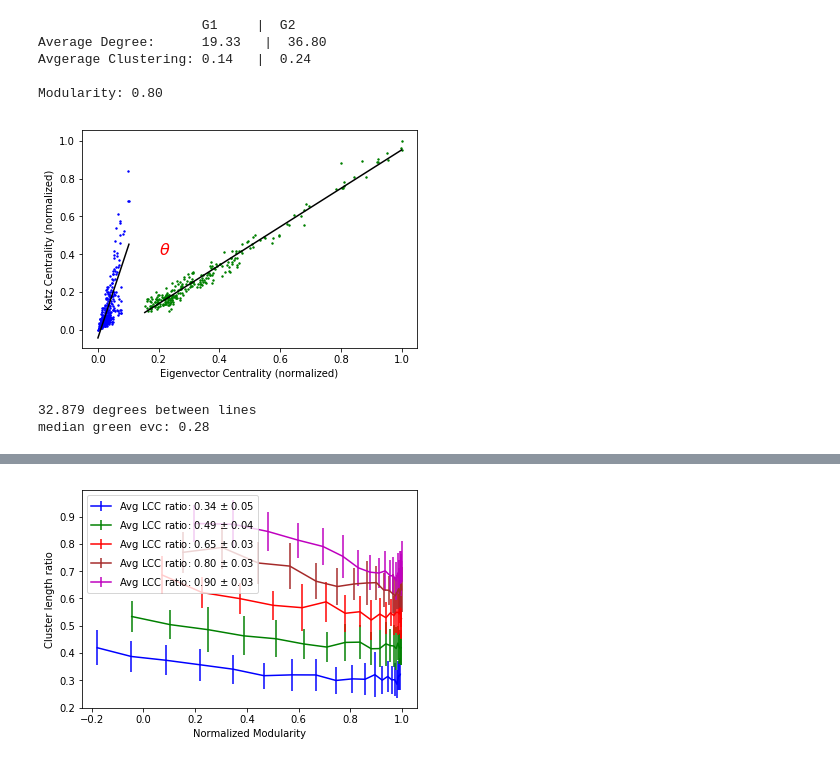
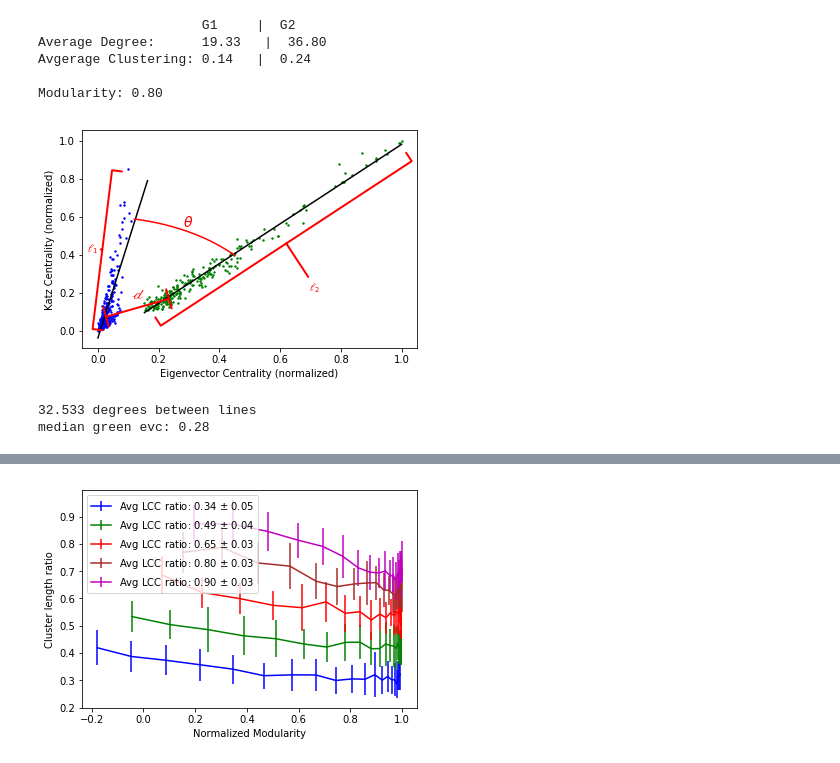
Before and after one commit to markditsworth/ModularityStudy, a Jupyter notebook: KEV.ipynb, the cells around one changed output, grey strips where cells are left out. Cells and saved outputs as stored; diff of their text form; code cells hidden in the pictures.

Commit message:
annoted the example KE plot

```diff
--- a/KEV.ipynb
+++ b/KEV.ipynb
@@ -97,33 +97,51 @@ Average Degree:      19.33   |  36.80
 Avgerage Clustering: 0.14   |  0.24
 
 Modularity: 0.80
+# %%
+def arc(x,r):
+    return np.sqrt(np.power(r,2) - np.power(x,2))
 # %%
 evc = (evc - np.min(evc)) / np.max(evc - np.min(evc))
 kc = (kc - np.min(kc)) / np.max(kc - np.min(kc))
 
 evc1 = evc[np.arange(size1)]
 evc2 = evc[np.arange(size2)+size1]
 kc1 = kc[np.arange(size1)]
 kc2 = kc[np.arange(size2)+size1]
 
 m1, b1, _,_,_ = linregress(evc1,kc1)
 m2,b2,_,_,_ = linregress(evc2,kc2)
 
 xx1 = np.linspace(np.min(evc1),np.max(evc1),2)
 xx2 = np.linspace(np.min(evc2),np.max(evc2),2)
-yy1 = m1*xx1 + b1
+yy1 = m1*xx1*1.5 + b1
 yy2 = m2*xx2 + b2
+#fig = plt.figure(figsize=(6,6))
 plt.scatter(evc1,kc1,s=2,c='b')
-plt.plot(xx1,yy1,c='k')
+plt.plot(xx1*1.5,yy1,c='k')
 plt.scatter(evc2,kc2,s=2,c='g')
 plt.plot(xx2,yy2,c='k')
 plt.xlabel('Eigenvector Centrality (normalized)')
 plt.ylabel('Katz Centrality (normalized)')
-plt.text(0.2,0.4,r'$\theta$',fontsize=16,color='r')
+x = np.linspace(0.12,0.45,100)
+y = arc(x,0.6)
+plt.plot(x,y,c='r')
+plt.text(0.28,0.55,r'$\theta$',fontsize=14,color='r')
+X = np.mean(xx2)+0.04
+Y = np.mean(yy2)-0.07
+plt.gca().annotate(r'$\mathscr{l}_2$',color='r',xy=(X,Y),xytext=(X+0.08,(-1/m2)*0.08+Y-0.165),va='center',
+                   arrowprops=dict(arrowstyle='-[,widthB=15, lengthB=1',lw=2.0,color='r'))
+X = np.median(xx1)-0.04
+Y = (np.max(kc1)-np.min(kc1))*0.5
+plt.gca().annotate(r'$\mathscr{l}_1$',color='r',xy=(X,Y),xytext=(X-0.05,(-1/m1)*0.02+Y+0.01),va='center',
+                   arrowprops=dict(arrowstyle='-[,widthB=8, lengthB=1',lw=2.0,color='r'))
+plt.gca().annotate('',color='r',xy=(0.02,0.07),xytext=(0.24,0.17),
+                  arrowprops=dict(arrowstyle='|-|,widthA=1,widthB=1',lw=2,color='r'))
+plt.text(0.11,0.17,r'$\mathscr{d}$',fontsize=14,color='r')
 plt.show()
 print "%.3f degrees between lines"%(np.abs(np.arctan(m1) - np.arctan(m2))*180/np.pi)
 print "median green evc: %.2f"%(np.median(evc2))
 # %% [output]
-[figure, old version]
+[figure, new version]
-32.879 degrees between lines
+32.533 degrees between lines
 median green evc: 0.28
```
Also changed, not shown: parts of 2 cells of this notebook.
